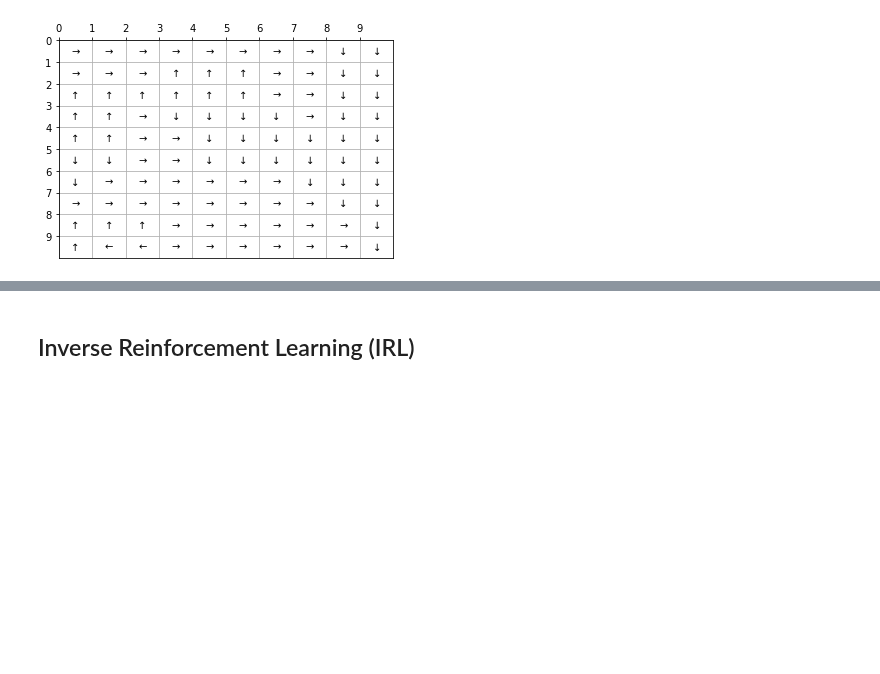
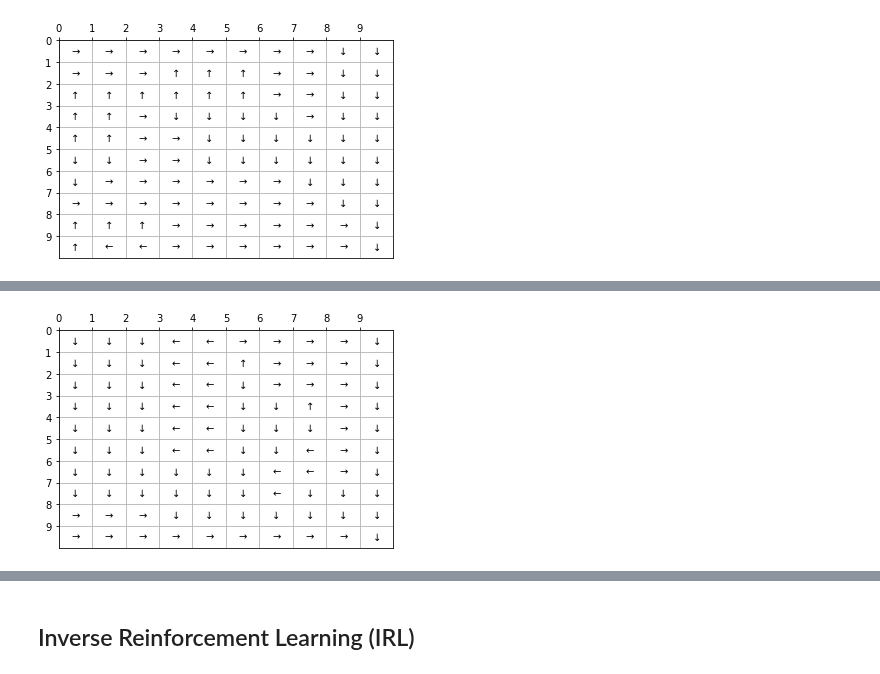
Before and after one commit to morgworth/ece232_team, a Jupyter notebook: Project 3/Project3_Swetha.ipynb, the cells around one changed output, grey strips where cells are left out. Saved outputs shown, nothing was run; the diff lists cells and outputs as text; code cells hidden in the pictures; blank space fills up the shorter version.

```diff
--- a/Project 3/Project3_Swetha.ipynb
+++ b/Project 3/Project3_Swetha.ipynb
@@ -325,0 +367,4 @@ policy = find_policy(state_space,reward_fnx1,P_up,P_down,P_left,P_right,w,gamma,
+# %%
+policy = find_policy(state_space,reward_fnx2,P_up,P_down,P_left,P_right,w,gamma,epsilon)
+# %% [output]
+[figure, added]
```
Also changed, not shown: parts of 16 cells of this notebook.
